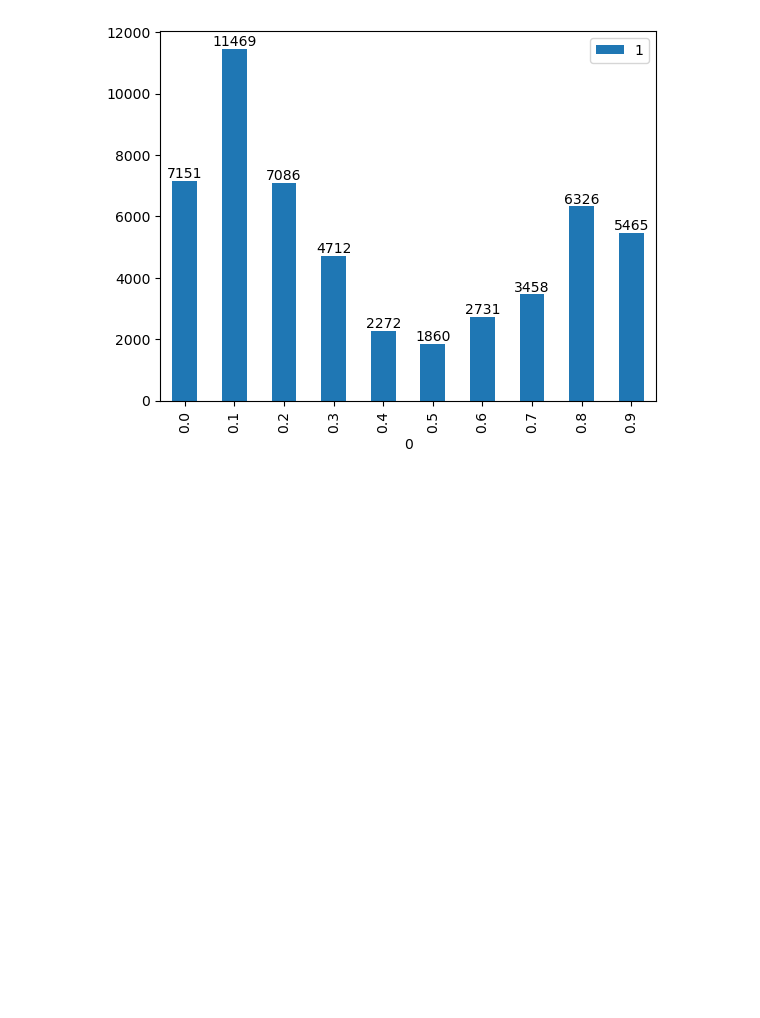
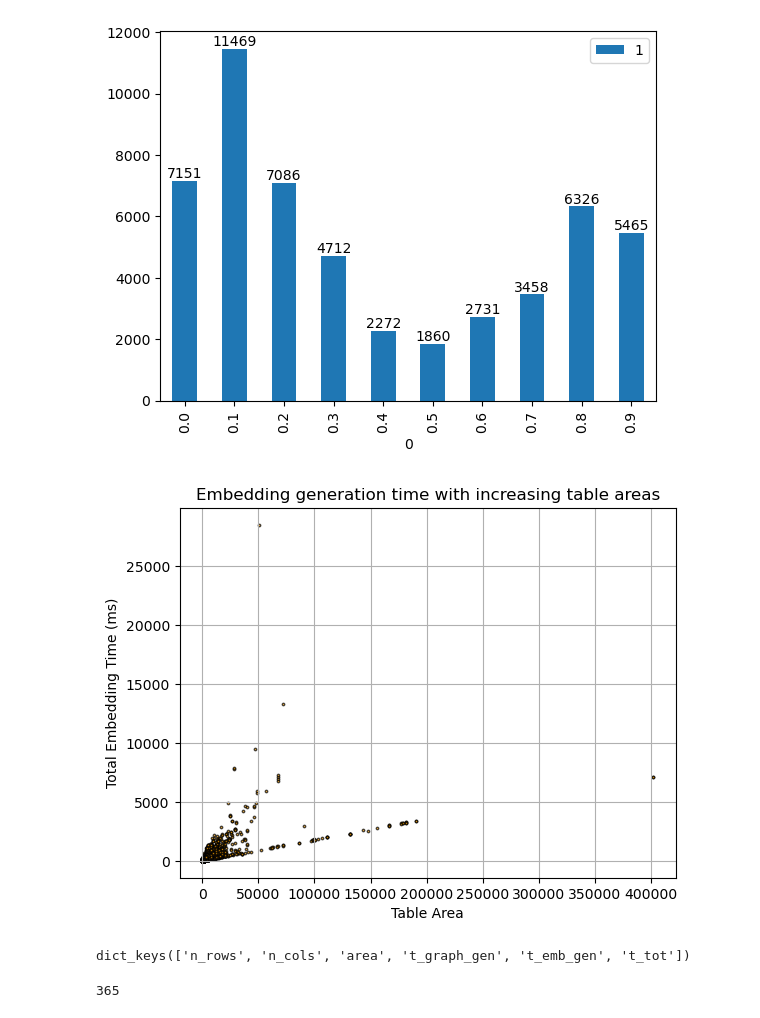
Before and after one commit to frapugna/GNNTE, a Jupyter notebook: data_vis_test.ipynb, the cells around one changed output. Cells and saved outputs as stored; diff of their text form; code cells hidden in the pictures; blank space fills up the shorter version.

```diff
--- a/data_vis_test.ipynb
+++ b/data_vis_test.ipynb
@@ -403,3 +403,17 @@ show_samples_distribution(pd.read_csv('/home/francesco.pugnaloni/GNNTE/Datasets/
  0.1: 11469,
  0.0: 7151}
 [figure]
+# %%
+from data_visualization import visualize_scatter_plot
+import pickle
+
+with open('/home/francesco.pugnaloni/GNNTE/run_data/gen_emb_seq/emb_speed_git_wiki_full_optimezed_5_iters.pkl', 'rb') as f:
+    results = pickle.load(f)
+# %%
+for k in outliers:
+    results.pop(k)
+# %%
+#visualize_scatter_plot('/home/francesco.pugnaloni/GNNTE/run_data/gen_emb_seq/emb_speed_git_wiki_full_optimezed_5_iters.pkl')
+visualize_scatter_plot(results)
+# %% [output]
+[figure, added]
@@ -405,0 +422,4 @@ show_samples_distribution(pd.read_csv('/home/francesco.pugnaloni/GNNTE/Datasets/
+# %%
+results[k[0]].keys()
+# %% [output]
+dict_keys(['n_rows', 'n_cols', 'area', 't_graph_gen', 't_emb_gen', 't_tot'])
@@ -405,0 +431,4 @@ show_samples_distribution(pd.read_csv('/home/francesco.pugnaloni/GNNTE/Datasets/
+# %%
+len(outliers)
+# %% [output]
+365
```
Also changed, not shown: parts of 65 cells of this notebook, 4 other files.
